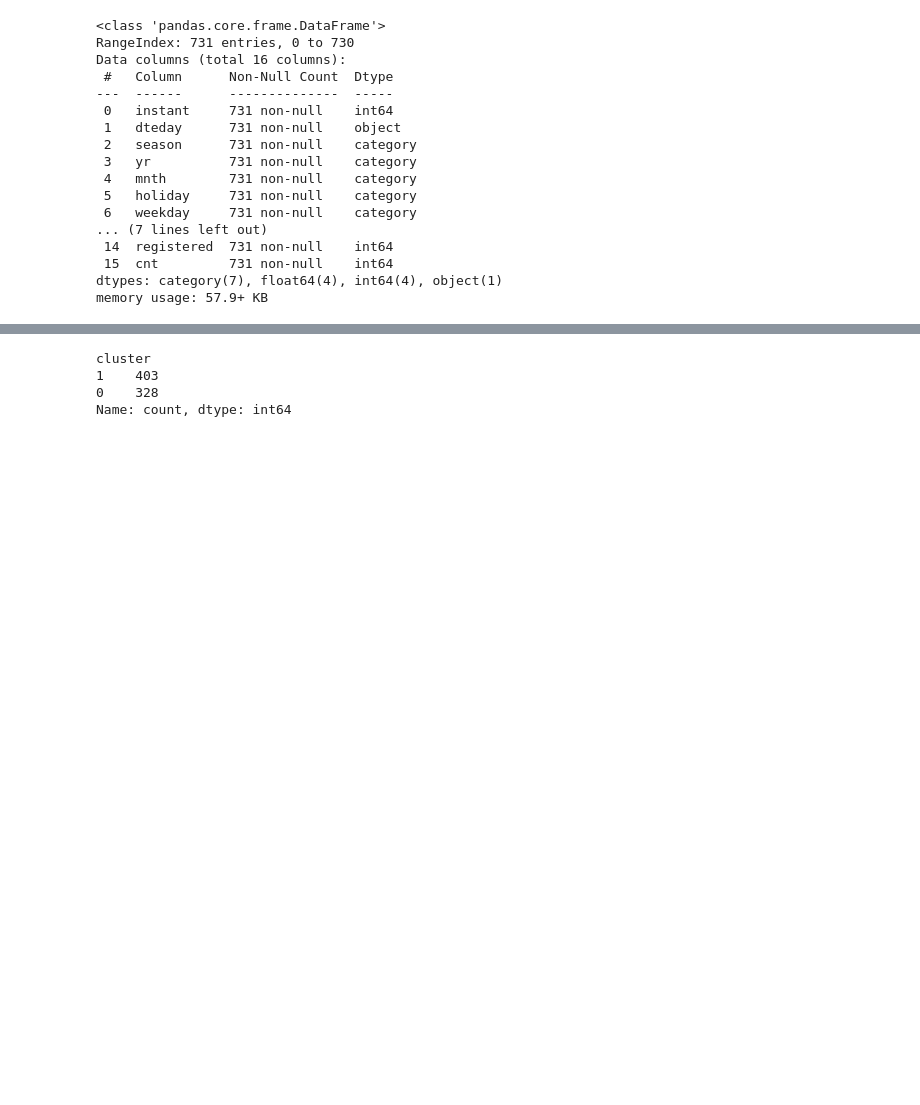
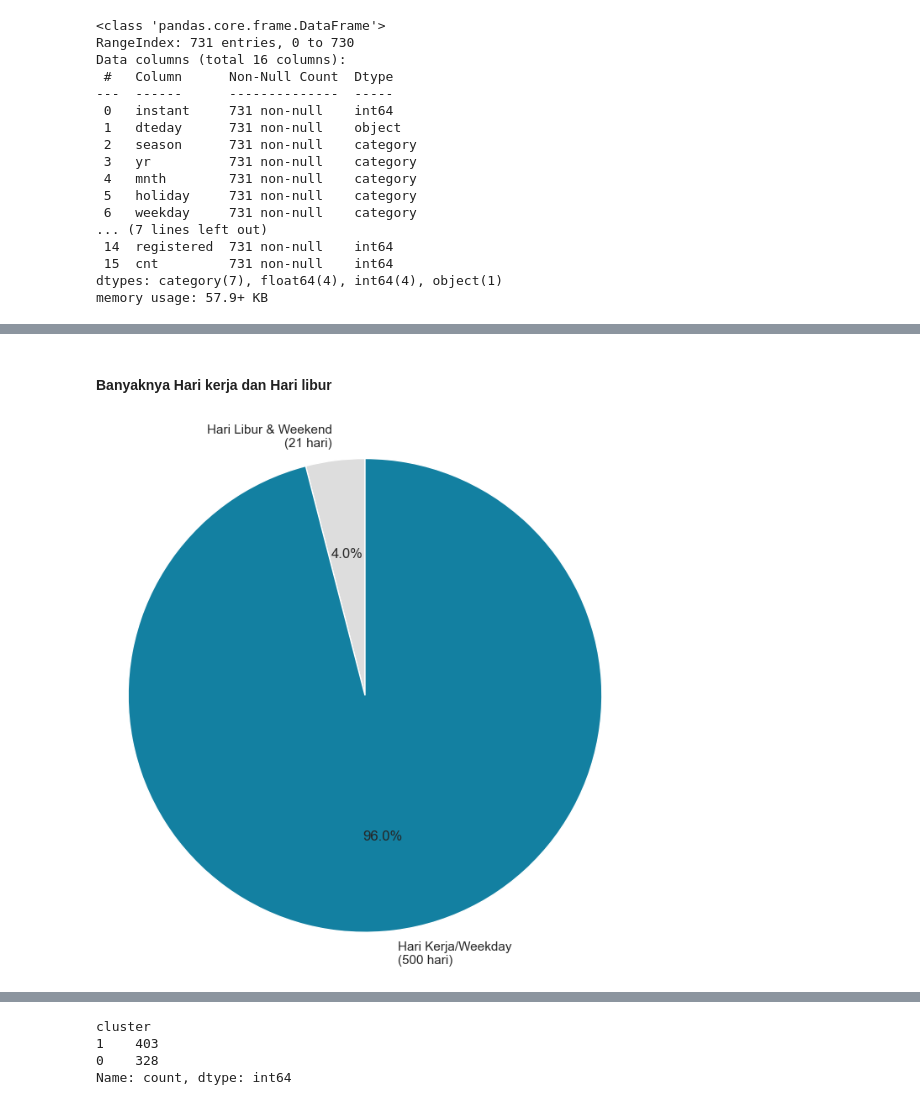
Before and after one commit to Zen-Rofiqy/BikeShare, a Jupyter notebook: MyDashBoard.ipynb, the cells around one changed output, grey strips where cells are left out. Cells and saved outputs as stored; diff of their text form; code cells hidden in the pictures; blank space fills up the shorter version.

```diff
--- a/MyDashBoard.ipynb
+++ b/MyDashBoard.ipynb
@@ -1394,0 +409,37 @@ dw_dummy
+# %% [markdown]
+#### Banyaknya Hari kerja dan Hari libur
+# %%
+# Streamlit cloud ada masalha dalam operasi bool
+# Encoding bool jadi 0 1 dan jadikan float
+dw_df['holiday_encoded'] = dw_df['holiday'].replace({'Libur': 1, '-': 0}).astype(float)
+dw_df['workingday_encoded'] = dw_df['workingday'].replace({'WeekEnd': 1, 'WeekDay': 0}).astype(float)
+
+# Menghitung jumlah hari libur & weekend
+holiday_weekend_count = dw_df[(dw_df['holiday_encoded'] == 1) & (dw_df['workingday_encoded'] == 1)].shape[0]
+
+# Menghitung jumlah hari kerja/weekday
+weekday_count = dw_df[(dw_df['holiday_encoded'] == 0) & (dw_df['workingday_encoded'] == 0)].shape[0]
+
+# Membuat Pie Chart
+fig, ax = plt.subplots(figsize=(8, 8))
+
+# Plotting untuk hari libur & weekend dan hari kerja/weekday
+labels = ['Hari Libur & Weekend', 'Hari Kerja/Weekday']
+sizes = [holiday_weekend_count, weekday_count]
+colors = ['#dddddd', '#1380A1']
+
+# Pengecekan nilai sizes
+if sum(sizes) == 0:
+    st.warning("Tidak ada data untuk ditampilkan.")
+else:
+    # Menampilkan pie chart
+    wedges, texts, autotexts = ax.pie(sizes, labels=labels, colors=colors, autopct='%1.1f%%', startangle=90)
+
+# Menambahkan frekuensi di sebelah label
+for i, label in enumerate(labels):
+    texts[i].set_text(label + f'\n({sizes[i]} hari)')
+
+ax.axis('equal')  # Equal aspect ratio ensures that pie is drawn as a circle.
+plt.show()
+# %% [output]
+[figure, added]
```
Also changed, not shown: parts of 147 cells of this notebook, 5 other files.
